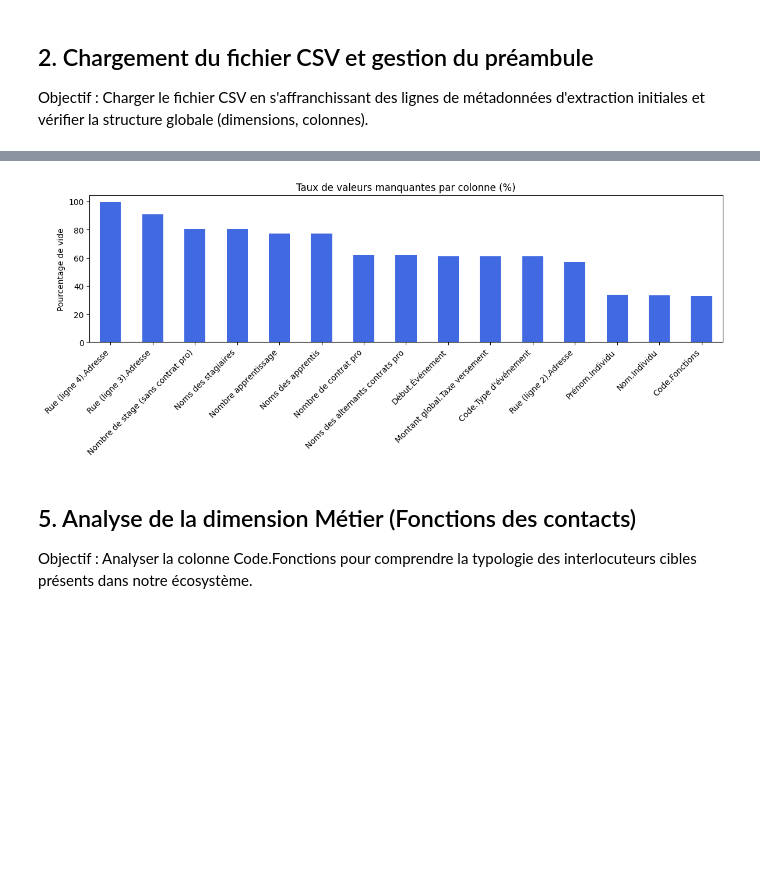
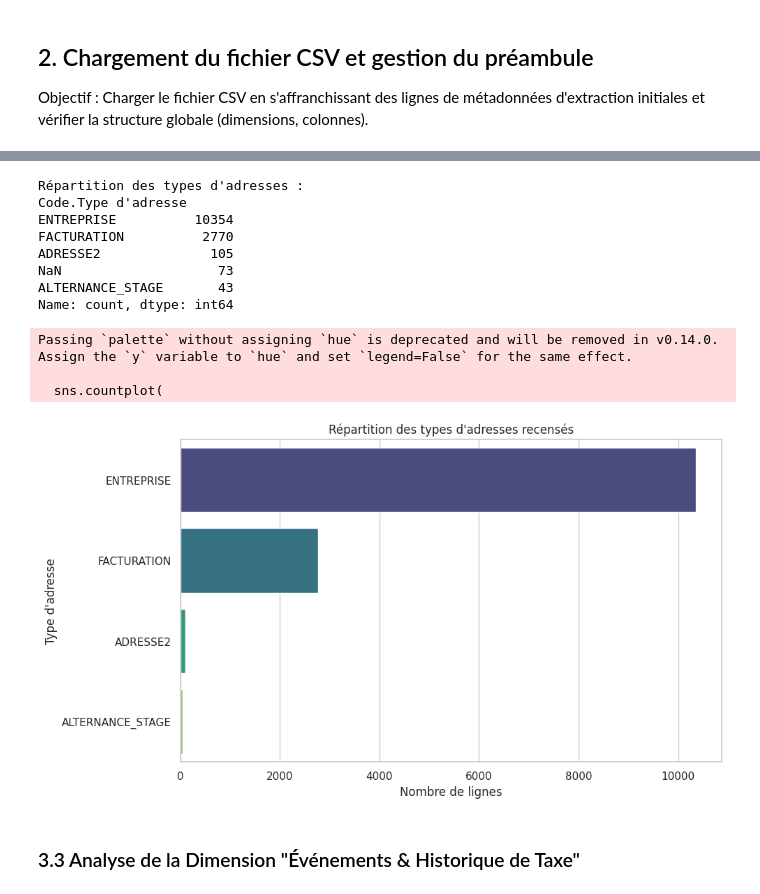
Before and after one commit to lucasHENNEUSE/CRM, a Jupyter notebook: project_notebooks/03_eda_entrprises-entites-stagiaires_2026-05-18.ipynb, the cells around one changed output, grey strips where cells are left out. Drawn from its saved outputs; the diff is of its cells as text; code cells hidden in the pictures; blank space fills up the shorter version.

```diff
--- a/project_notebooks/03_eda_entrprises-entites-stagiaires_2026-05-18.ipynb
+++ b/project_notebooks/03_eda_entrprises-entites-stagiaires_2026-05-18.ipynb
@@ -7,11 +75,18 @@ import seaborn as sns
 ## 2. Chargement du fichier CSV et gestion du préambule
 Objectif : Charger le fichier CSV en s'affranchissant des lignes de métadonnées d'extraction initiales et vérifier la structure globale (dimensions, colonnes).
 # %%
-file_path = "../project_data/raw/Entreprises entites stagiaires.csv"
+# Configuration des graphiques
+sns.set_theme(style="whitegrid")
+plt.rcParams["figure.figsize"] = (10, 6)
 
-# Chargement en sautant les 21 lignes de préambule textuel et en utilisant l'encodage adapté aux accents français
-df_contacts = pd.read_csv(file_path, encoding="latin-1", sep=";", skiprows=21)
+# Utilisation de pathlib pour éviter la fragilité des chemins relatifs textuels
+BASE_DIR = Path(".").resolve().parent
+file_path = BASE_DIR / "project_data" / "raw" / "Entreprises entites stagiaires.csv"
 
-# Afficher la taille du DataFrame
-print(f"Dimensions du dataset : {df_contacts.shape}")
+# Lecture en sautant les 21 lignes de préambule d'Aurion
+df = pd.read_csv(file_path, skiprows=21, encoding="latin-1", sep=";")
+
+print(f"Dimensions du dataset après suppression du préambule : {df.shape}")
+print(f"Nombre de lignes : {df.shape[0]}")
+print(f"Nombre de colonnes : {df.shape[1]}")
 # %% [output]
@@ -95,17 +193,31 @@ missing_summary
 # %%
-# Visualisation graphique de la complétude (Top 15 des colonnes les plus vides)
-plt.figure(figsize=(12, 5))
-missing_percent.sort_values(ascending=False).head(15).plot(
-    kind="bar", color="royalblue"
+adresse_types = df["Code.Type d'adresse"].value_counts(dropna=False)
+print("Répartition des types d'adresses :")
+print(adresse_types)
+
+sns.countplot(
+    data=df,
+    y="Code.Type d'adresse",
+    order=df["Code.Type d'adresse"].value_counts().index,
+    palette="viridis"
 )
-plt.title("Taux de valeurs manquantes par colonne (%)")
-plt.ylabel("Pourcentage de vide")
-plt.xticks(rotation=45, ha="right")
-plt.tight_layout()
+plt.title("Répartition des types d'adresses recensés")
+plt.xlabel("Nombre de lignes")
+plt.ylabel("Type d'adresse")
 plt.show()
 # %% [output]
+Répartition des types d'adresses :
+Code.Type d'adresse
+ENTREPRISE          10354
+FACTURATION          2770
+ADRESSE2              105
+NaN                    73
+ALTERNANCE_STAGE       43
+Name: count, dtype: int64
+Passing `palette` without assigning `hue` is deprecated and will be removed in v0.14.0. Assign the `y` variable to `hue` and set `legend=False` for the same effect.
+
+  sns.countplot(
-[figure, old version]
+[figure, new version]
 # %% [markdown]
-## 5. Analyse de la dimension Métier (Fonctions des contacts)
-Objectif : Analyser la colonne Code.Fonctions pour comprendre la typologie des interlocuteurs cibles présents dans notre écosystème.
+### 3.3 Analyse de la Dimension "Événements & Historique de Taxe"
 # %%
```
Also changed, not shown: parts of 24 cells of this notebook, 9 other files.
